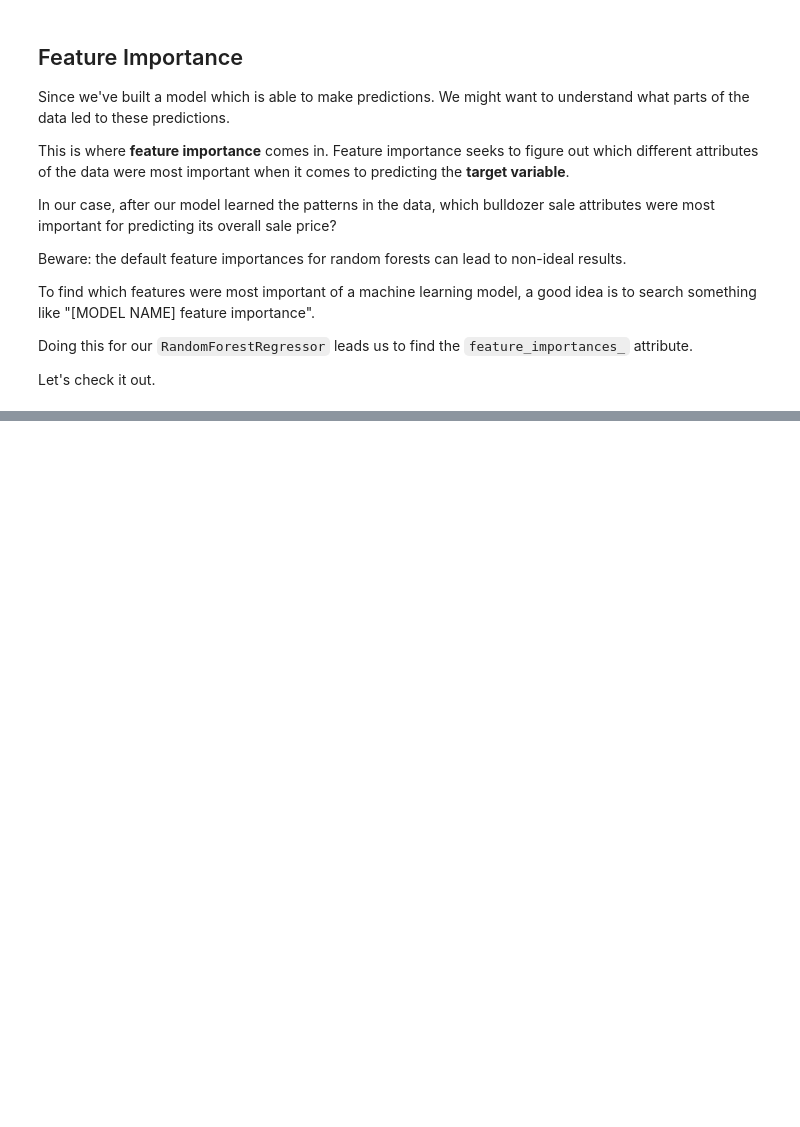
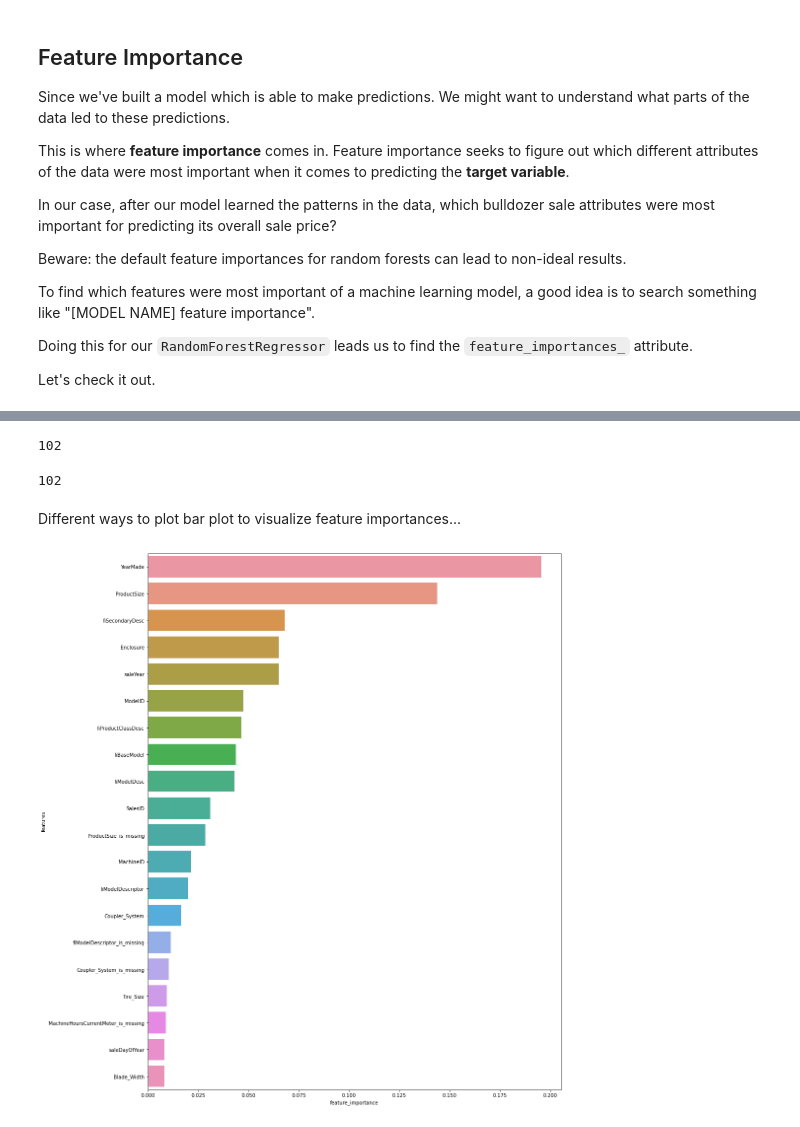
Before and after one commit to Shubhranshu-Malhotra/Bulldozer-Price-Regression-Project, a Jupyter notebook: Bulldozer-Price-Prediction-Modelling_and_experimentation.ipynb, the cells around one changed output, grey strips where cells are left out. Cells and saved outputs as stored; diff of their text form; code cells hidden in the pictures; blank space fills up the shorter version.

Commit message:
Feature Importances and Documentation additions

```diff
--- a/Bulldozer-Price-Prediction-Modelling_and_experimentation.ipynb
+++ b/Bulldozer-Price-Prediction-Modelling_and_experimentation.ipynb
@@ -2499,0 +2532,31 @@ Let's check it out.
+# %%
+len(X_train.columns)
+# %% [output]
+102
+# %%
+len(best_model.feature_importances_)
+# %% [output]
+102
+# %% [markdown]
+Different ways to plot bar plot to visualize feature importances...
+# %%
+# Best way to visualize
+# Helper function for plotting feature importance
+def plot_features(columns, importances, n=20):
+    """
+    Sorts features according to their feature importance with most important feture at the top.Then plots the top 20 most important features using seaborn barplot.
+
+    """
+    df = (pd.DataFrame({"features": columns,
+                        "feature_importance": importances})
+          .sort_values("feature_importance", ascending=False)
+          .reset_index(drop=True))
+    plt.figure(figsize=(15,20))
+    sns.barplot(x="feature_importance",
+                y="features",
+                data=df[:n],
+                orient="h")
+# %%
+plot_features(X_train.columns, best_model.feature_importances_)
+# %% [output]
+[figure, added]
```
Also changed, not shown: parts of 11 cells of this notebook.
